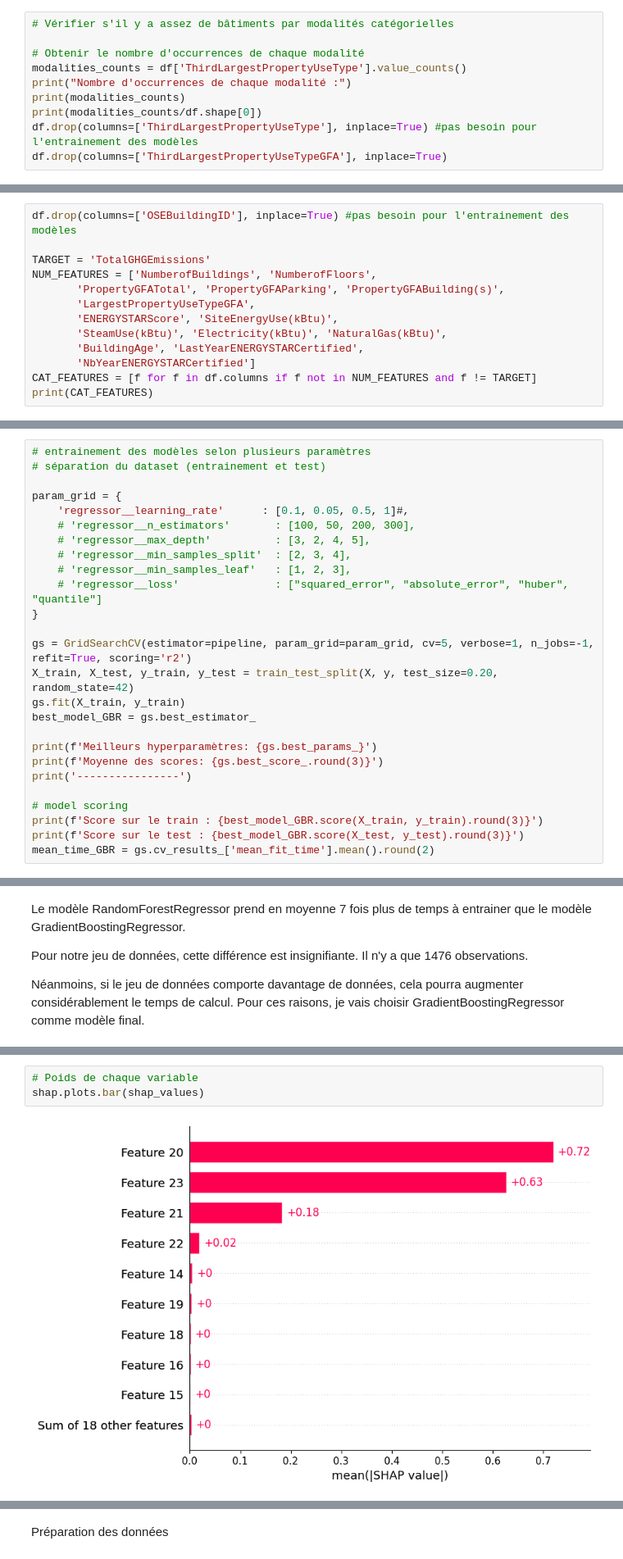
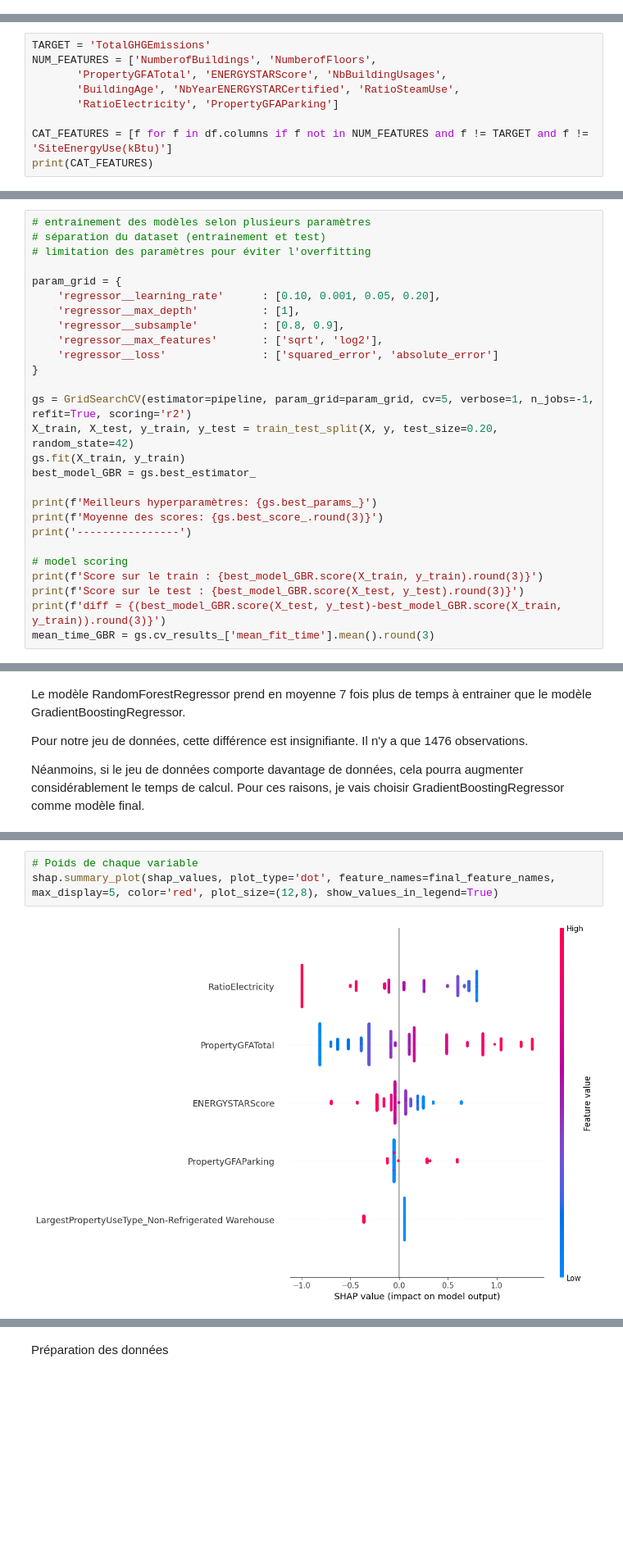
Before and after one commit to helenatong/oc_p3_Anticipez_les_besoins_en_consommation_de_batiments, a Jupyter notebook: training.ipynb, the cells around one changed output, grey strips where cells are left out. Shown at 82% size. Drawn from its saved outputs; the diff is of its cells as text; blank space fills up the shorter version.

```diff
--- a/training.ipynb
+++ b/training.ipynb
@@ -209,10 +207,0 @@ Name: count, dtype: float64
-# %%
-# Vérifier s'il y a assez de bâtiments par modalités catégorielles
-
-# Obtenir le nombre d'occurrences de chaque modalité
-modalities_counts = df['ThirdLargestPropertyUseType'].value_counts()
-print("Nombre d'occurrences de chaque modalité :")
-print(modalities_counts)
-print(modalities_counts/df.shape[0])
-df.drop(columns=['ThirdLargestPropertyUseType'], inplace=True) #pas besoin pour l'entrainement des modèles
-df.drop(columns=['ThirdLargestPropertyUseTypeGFA'], inplace=True)
@@ -237,15 +215,11 @@ Name: count, dtype: float64
 # %%
-df.drop(columns=['OSEBuildingID'], inplace=True) #pas besoin pour l'entrainement des modèles
-
 TARGET = 'TotalGHGEmissions'
 NUM_FEATURES = ['NumberofBuildings', 'NumberofFloors',
-       'PropertyGFATotal', 'PropertyGFAParking', 'PropertyGFABuilding(s)',
-       'LargestPropertyUseTypeGFA',
-       'ENERGYSTARScore', 'SiteEnergyUse(kBtu)',
-       'SteamUse(kBtu)', 'Electricity(kBtu)', 'NaturalGas(kBtu)',
-       'BuildingAge', 'LastYearENERGYSTARCertified',
-       'NbYearENERGYSTARCertified']
-CAT_FEATURES = [f for f in df.columns if f not in NUM_FEATURES and f != TARGET]
+       'PropertyGFATotal', 'ENERGYSTARScore', 'NbBuildingUsages',
+       'BuildingAge', 'NbYearENERGYSTARCertified', 'RatioSteamUse',
+       'RatioElectricity', 'PropertyGFAParking']
+
+CAT_FEATURES = [f for f in df.columns if f not in NUM_FEATURES and f != TARGET and f != 'SiteEnergyUse(kBtu)']
 print(CAT_FEATURES)
 # %% [output]
 ['Neighborhood', 'LargestPropertyUseType']
@@ -366,14 +363,14 @@ pipeline = Pipeline([
 # %%
 # entrainement des modèles selon plusieurs paramètres
 # séparation du dataset (entrainement et test)
+# limitation des paramètres pour éviter l'overfitting
 
 param_grid = {
-    'regressor__learning_rate'      : [0.1, 0.05, 0.5, 1]#,
-    # 'regressor__n_estimators'       : [100, 50, 200, 300],
-    # 'regressor__max_depth'          : [3, 2, 4, 5],
-    # 'regressor__min_samples_split'  : [2, 3, 4],
-    # 'regressor__min_samples_leaf'   : [1, 2, 3],
-    # 'regressor__loss'               : ["squared_error", "absolute_error", "huber", "quantile"]
+    'regressor__learning_rate'      : [0.10, 0.001, 0.05, 0.20],
+    'regressor__max_depth'          : [1],
+    'regressor__subsample'          : [0.8, 0.9],
+    'regressor__max_features'       : ['sqrt', 'log2'],
+    'regressor__loss'               : ['squared_error', 'absolute_error']
 }
 
 gs = GridSearchCV(estimator=pipeline, param_grid=param_grid, cv=5, verbose=1, n_jobs=-1, refit=True, scoring='r2')
@@ -388,5 +385,6 @@ print('----------------')
 # model scoring
 print(f'Score sur le train : {best_model_GBR.score(X_train, y_train).round(3)}')
 print(f'Score sur le test : {best_model_GBR.score(X_test, y_test).round(3)}')
-mean_time_GBR = gs.cv_results_['mean_fit_time'].mean().round(2)
+print(f'diff = {(best_model_GBR.score(X_test, y_test)-best_model_GBR.score(X_train, y_train)).round(3)}')
+mean_time_GBR = gs.cv_results_['mean_fit_time'].mean().round(3)
 # %% [output]
@@ -629,5 +664,5 @@ SteamUse(kBtu)
 # %%
 # Poids de chaque variable
-shap.plots.bar(shap_values)
+shap.summary_plot(shap_values, plot_type='dot', feature_names=final_feature_names, max_display=5, color='red', plot_size=(12,8), show_values_in_legend=True)
 # %% [output]
-[figure, old version]
+[figure, new version]
```
Also changed, not shown: parts of 67 cells of this notebook.
